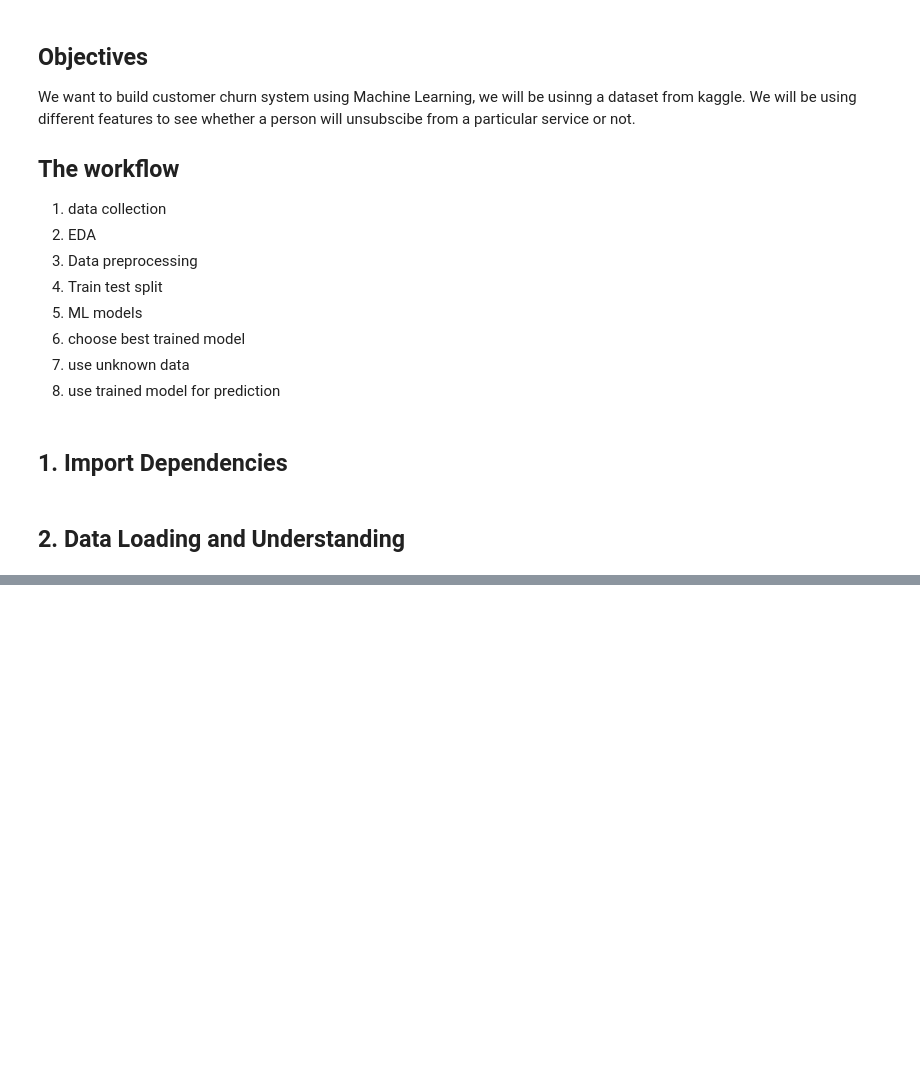
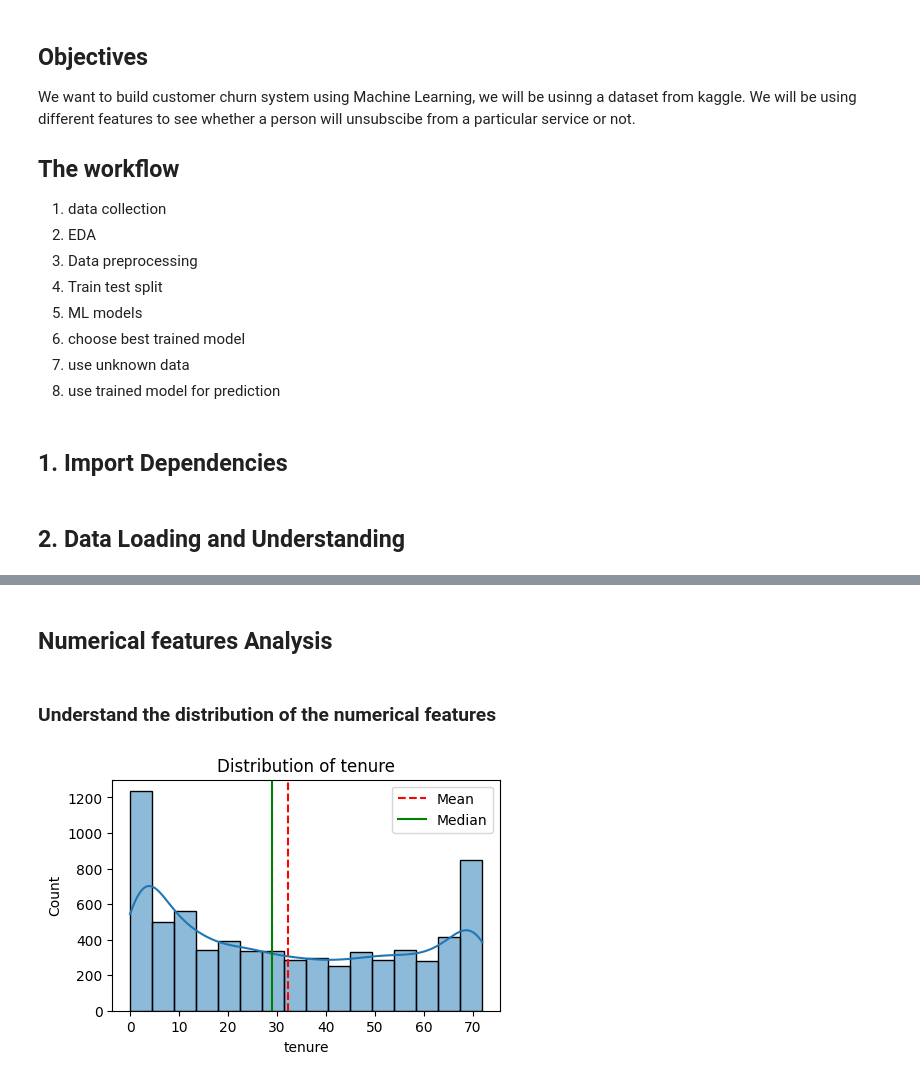
Before and after one commit to Bolanle23/Bolanle23, a Jupyter notebook: Customer_Churn_Prediction.ipynb, the cells around one changed output, grey strips where cells are left out. Saved outputs shown, nothing was run; the diff lists cells and outputs as text; code cells hidden in the pictures; blank space fills up the shorter version.

```diff
--- a/Customer_Churn_Prediction.ipynb
+++ b/Customer_Churn_Prediction.ipynb
@@ -31,3 +31,7 @@ from sklearn.metrics import accuracy_score, confusion_matrix, classification_rep
 import pickle
 # %% [markdown]
 ## 2. Data Loading and Understanding
+# %%
+# load the CSV in to pandas dataframe
+df= pd.read_csv('/content/WA_Fn-UseC_-Telco-Customer-Churn.csv')
+df.head(2)
@@ -33,0 +70,4 @@ import pickle
+# %%
+# drop customer_id column because it is not needed for for modeling
+df=df.drop(columns=['customerID'])
+df.head(1)
@@ -33,0 +104,6 @@ import pickle
+# %%
+#TotalCharges is object datatype and needs to be changed to float
+# we could not change to float directly because the column contains
+# (" ") which is an empty string. so, we replace with "0.0" using numpy.
+df['TotalCharges']=df['TotalCharges'].replace(' ', "0.0")
+df['TotalCharges'] = df['TotalCharges'].astype('float')
@@ -33,0 +153,25 @@ import pickle
+# %% [markdown]
+## Numerical features Analysis
+# %% [markdown]
+### Understand the distribution of the numerical features
+# %%
+def plot_histogram(df, column_name):
+
+    plt.figure(figsize=(5,3))
+    sns.histplot(df[column_name], kde=True)
+    plt.title(f"Distribution of {column_name}")
+
+    # calculate the mean and median of the columns
+    col_mean= df[column_name].mean()
+    col_median= df[column_name].median()
+
+    # add vertical lines for mean and median
+    plt.axvline(col_mean, color='red', linestyle="--", label= "Mean")
+    plt.axvline(col_median, color='green', linestyle="-", label= "Median")
+    plt.legend()
+
+    plt.show()
+# %%
+plot_histogram(df, "tenure")
+# %% [output]
+[figure, added]
```
Also changed, not shown: parts of 57 cells of this notebook.
